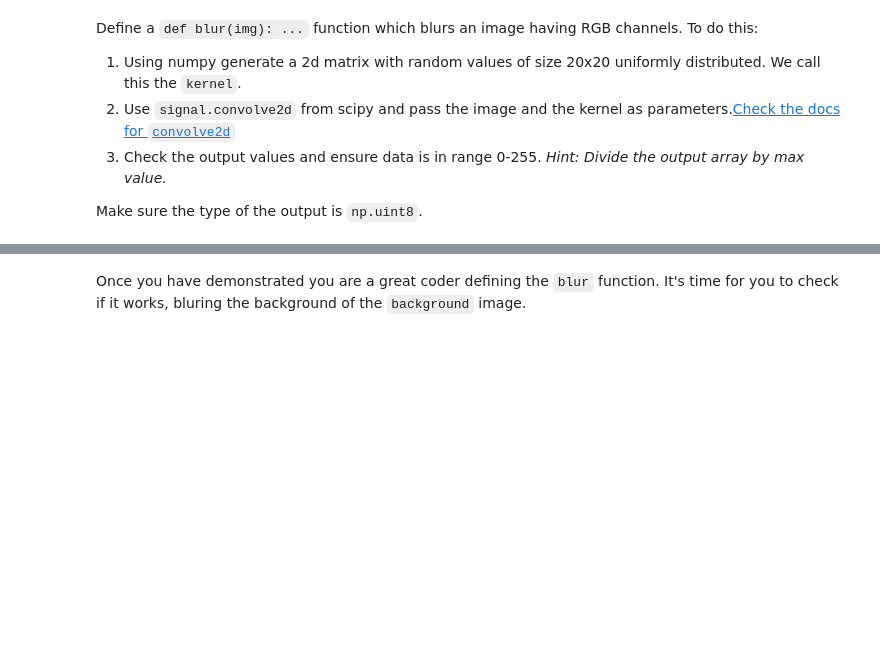
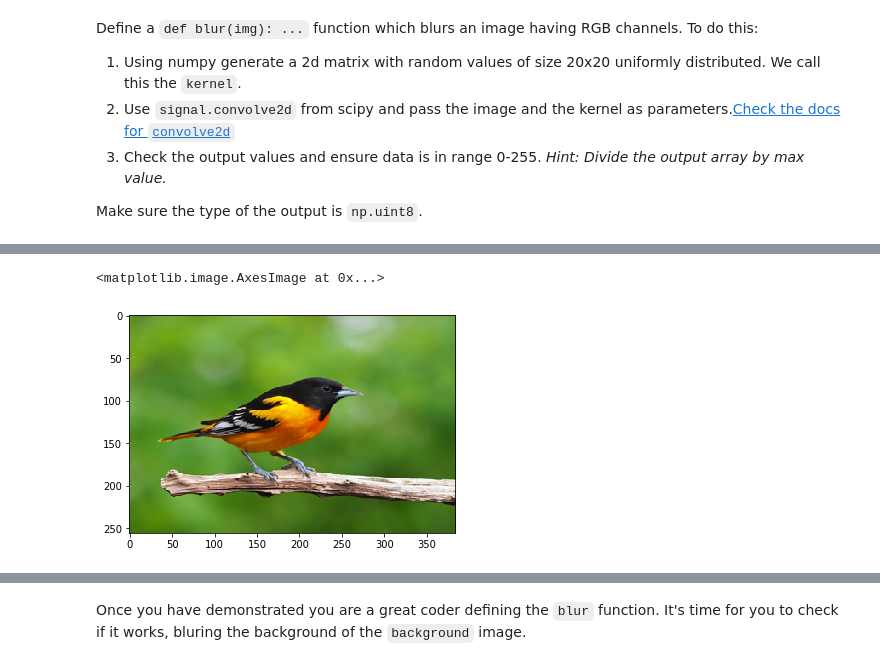
Before and after one commit to blancalluch/ImageSegmentation, a Jupyter notebook: main.ipynb, the cells around one changed output, grey strips where cells are left out. Drawn from its saved outputs; the diff is of its cells as text; code cells hidden in the pictures; blank space fills up the shorter version.

```diff
--- a/main.ipynb
+++ b/main.ipynb
@@ -263,0 +298,6 @@ conv = convolve(img, kernel, mode='same')
+# %%
+blurred = np.add(blur, img).astype('uint8')
+plt.imshow(blurred)
+# %% [output]
+<matplotlib.image.AxesImage at 0x...>
+[figure, added]
```
Also changed, not shown: parts of 8 cells of this notebook.
